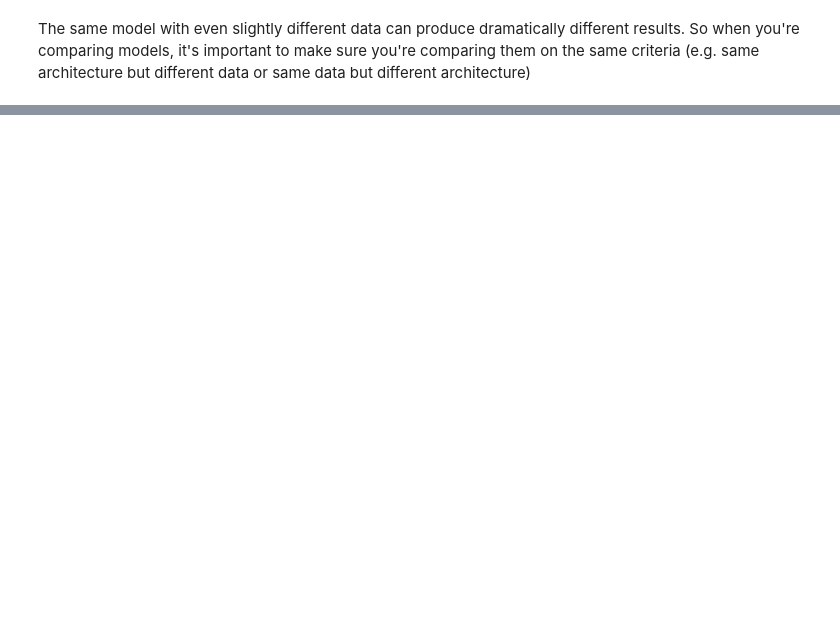
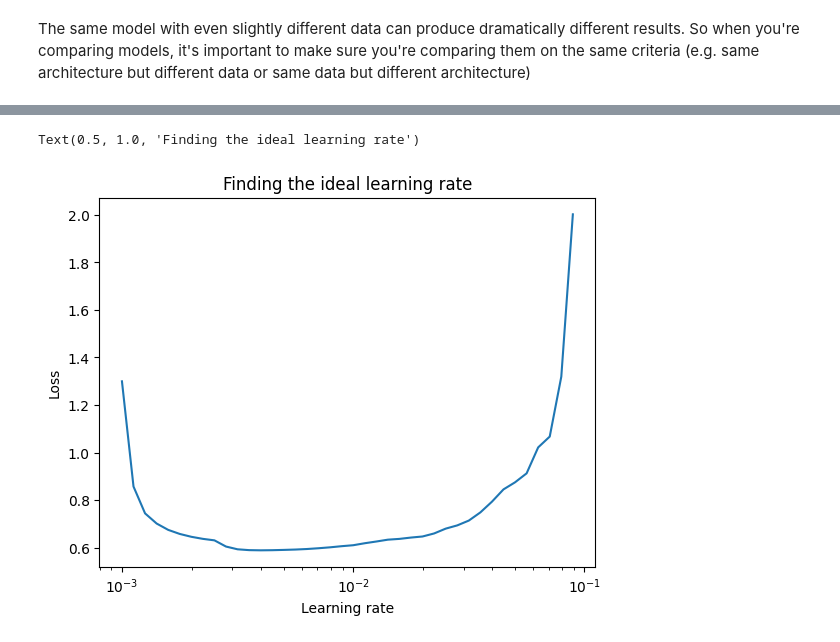
Before and after one commit to ra2dd/jupyter-tensor, a Jupyter notebook: 04_multiclass_classification.ipynb, the cells around one changed output, grey strips where cells are left out. Drawn from its saved outputs; the diff is of its cells as text; code cells hidden in the pictures; blank space fills up the shorter version.

Commit message:
find ideal learning rate for fashion minst model

```diff
--- a/04_multiclass_classification.ipynb
+++ b/04_multiclass_classification.ipynb
@@ -241,2 +241,27 @@ Text(0, 0.5, 'loss')
 # %% [markdown]
 The same model with even slightly different data can produce dramatically different results. So when you're comparing models, it's important to make sure you're comparing them on the same criteria (e.g. same architecture but different data or same data but different architecture)
+# %%
+# Set random seed
+tf.random.set_seed(42)
+
+# Create the model
+model_3 = tf.keras.Sequential([
+    tf.keras.layers.Input(shape=(28,28)),
+    tf.keras.layers.Flatten(),
+    tf.keras.layers.Dense(4, activation="relu"),
+    tf.keras.layers.Dense(4, activation="relu"),
+    tf.keras.layers.Dense(10, activation="softmax")
+])
+
+# Compile the model
+model_3.compile(loss=tf.keras.losses.CategoricalCrossentropy(),
+                optimizer=tf.keras.optimizers.Adam(),
+                metrics=["accuracy"])
+
+# Create a learning rate callback
+lr_scheduler = tf.keras.callbacks.LearningRateScheduler(lambda epoch: 1e-3 * 10**(epoch/20))
+
+# Fit the model
+find_lr_history_3 = model_3.fit(train_data_norm, tf.one_hot(train_labels, depth=10), epochs=40,
+                                validation_data=(test_data_norm, tf.one_hot(test_labels, depth=10)),
+                                callbacks=[lr_scheduler])
@@ -242,0 +286,13 @@ The same model with even slightly different data can produce dramatically differ
+# %%
+# Plot the learning rate decay curve
+import numpy as np
+import matplotlib.pyplot as plt
+
+lrs = 1e-3 * (10**(tf.range(40)/20))
+plt.semilogx(lrs, find_lr_history_3.history["loss"])
+plt.xlabel("Learning rate")
+plt.ylabel("Loss")
+plt.title("Finding the ideal learning rate")
+# %% [output]
+Text(0.5, 1.0, 'Finding the ideal learning rate')
+[figure, added]
```
Also changed, not shown: parts of 9 cells of this notebook.
